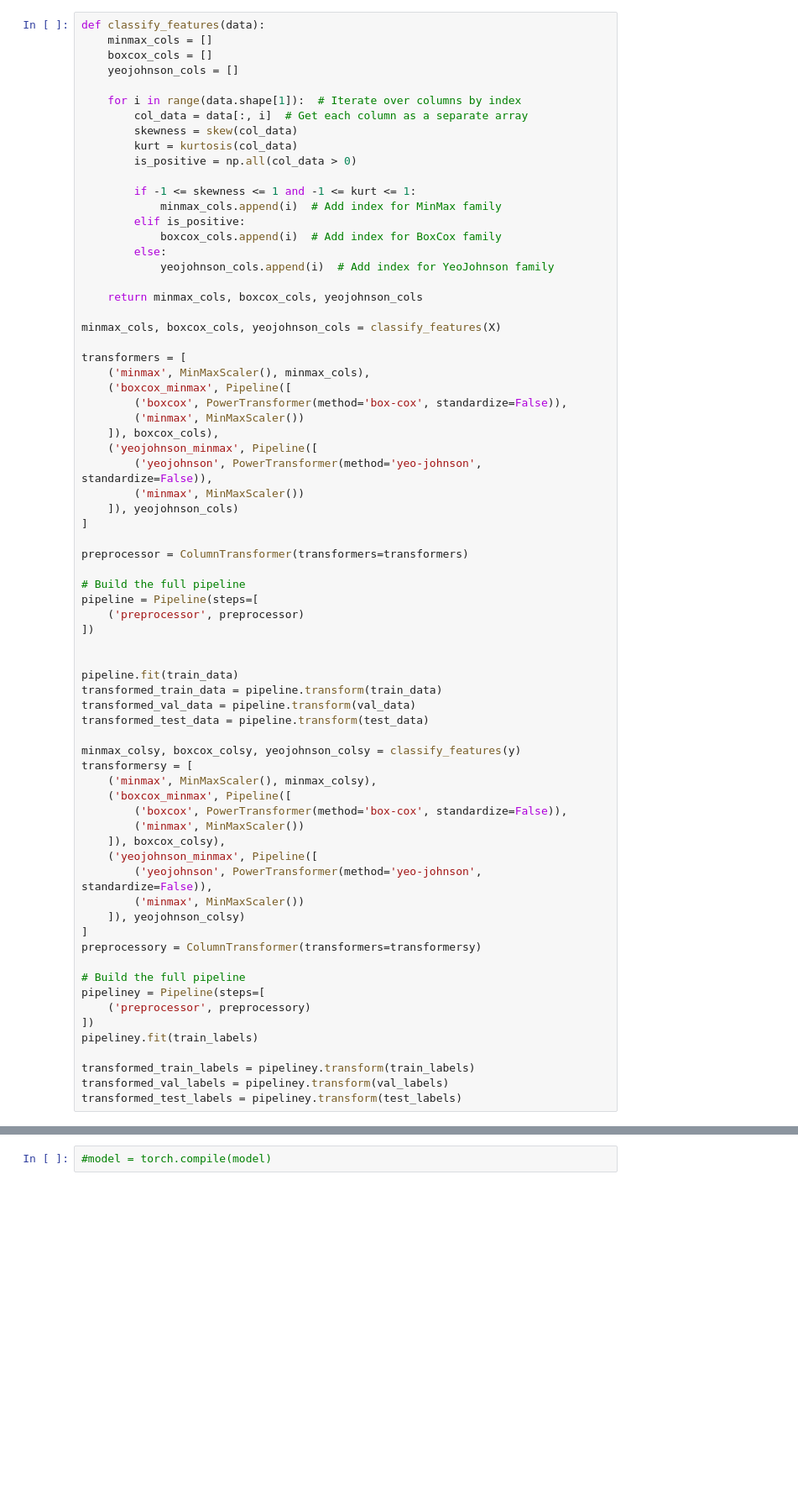
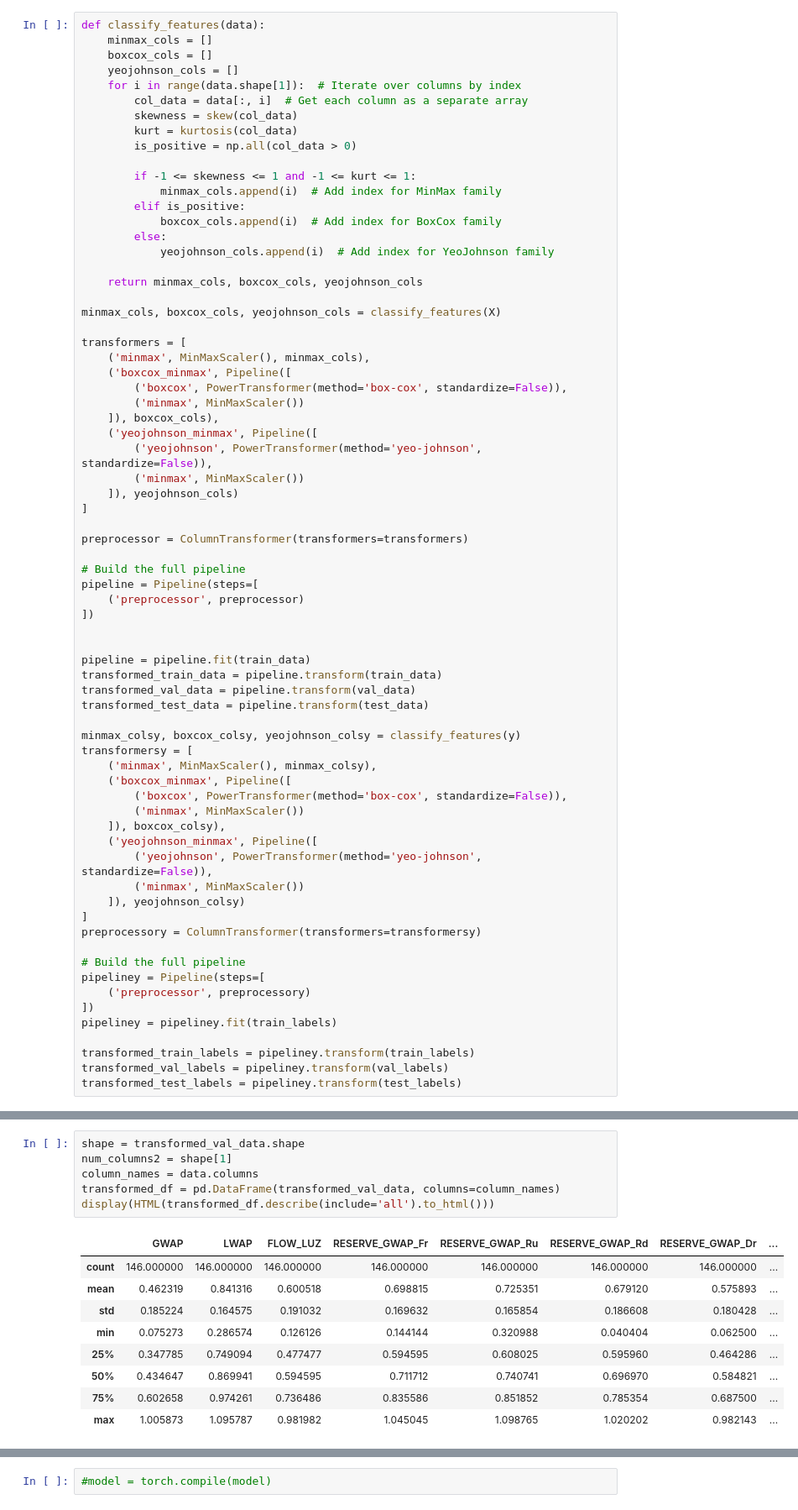
Before and after one commit to ladycelestia/thesis, a Jupyter notebook: test3.ipynb, the cells around one changed output, grey strips where cells are left out. Shown: that part at 84% size. Drawn from its saved outputs; the diff is of its cells as text; blank space fills up the shorter version.

```diff
--- a/test3.ipynb
+++ b/test3.ipynb
@@ -57,7 +59,6 @@ def classify_features(data):
     minmax_cols = []
     boxcox_cols = []
     yeojohnson_cols = []
-
     for i in range(data.shape[1]):  # Iterate over columns by index
         col_data = data[:, i]  # Get each column as a separate array
         skewness = skew(col_data)
@@ -95,7 +96,7 @@ pipeline = Pipeline(steps=[
 ])
 
 
-pipeline.fit(train_data)
+pipeline = pipeline.fit(train_data)
 transformed_train_data = pipeline.transform(train_data)
 transformed_val_data = pipeline.transform(val_data)
 transformed_test_data = pipeline.transform(test_data)
@@ -118,7 +119,7 @@ preprocessory = ColumnTransformer(transformers=transformersy)
 pipeliney = Pipeline(steps=[
     ('preprocessor', preprocessory)
 ])
-pipeliney.fit(train_labels)
+pipeliney = pipeliney.fit(train_labels)
 
 transformed_train_labels = pipeliney.transform(train_labels)
 transformed_val_labels = pipeliney.transform(val_labels)
@@ -126,3 +155,19 @@ transformed_test_labels = pipeliney.transform(test_labels)
+# %%
+shape = transformed_val_data.shape
+num_columns2 = shape[1]
+column_names = data.columns
+transformed_df = pd.DataFrame(transformed_val_data, columns=column_names)
+display(HTML(transformed_df.describe(include='all').to_html()))
+# %% [output]
+|  | GWAP | LWAP | FLOW_LUZ | RESERVE_GWAP_Fr | RESERVE_GWAP_Ru | RESERVE_GWAP_Rd | RESERVE_GWAP_Dr | ... |
+| count | 146.000000 | 146.000000 | 146.000000 | 146.000000 | 146.000000 | 146.000000 | 146.000000 | ... |
+| mean | 0.462319 | 0.841316 | 0.600518 | 0.698815 | 0.725351 | 0.679120 | 0.575893 | ... |
+| std | 0.185224 | 0.164575 | 0.191032 | 0.169632 | 0.165854 | 0.186608 | 0.180428 | ... |
+| min | 0.075273 | 0.286574 | 0.126126 | 0.144144 | 0.320988 | 0.040404 | 0.062500 | ... |
+| 25% | 0.347785 | 0.749094 | 0.477477 | 0.594595 | 0.608025 | 0.595960 | 0.464286 | ... |
+| 50% | 0.434647 | 0.869941 | 0.594595 | 0.711712 | 0.740741 | 0.696970 | 0.584821 | ... |
+| 75% | 0.602658 | 0.974261 | 0.736486 | 0.835586 | 0.851852 | 0.785354 | 0.687500 | ... |
+| max | 1.005873 | 1.095787 | 0.981982 | 1.045045 | 1.098765 | 1.020202 | 0.982143 | ... |
 # %%
 class TimeSeriesDataset(Dataset):
 
```
Also changed, not shown: parts of 7 cells of this notebook.
